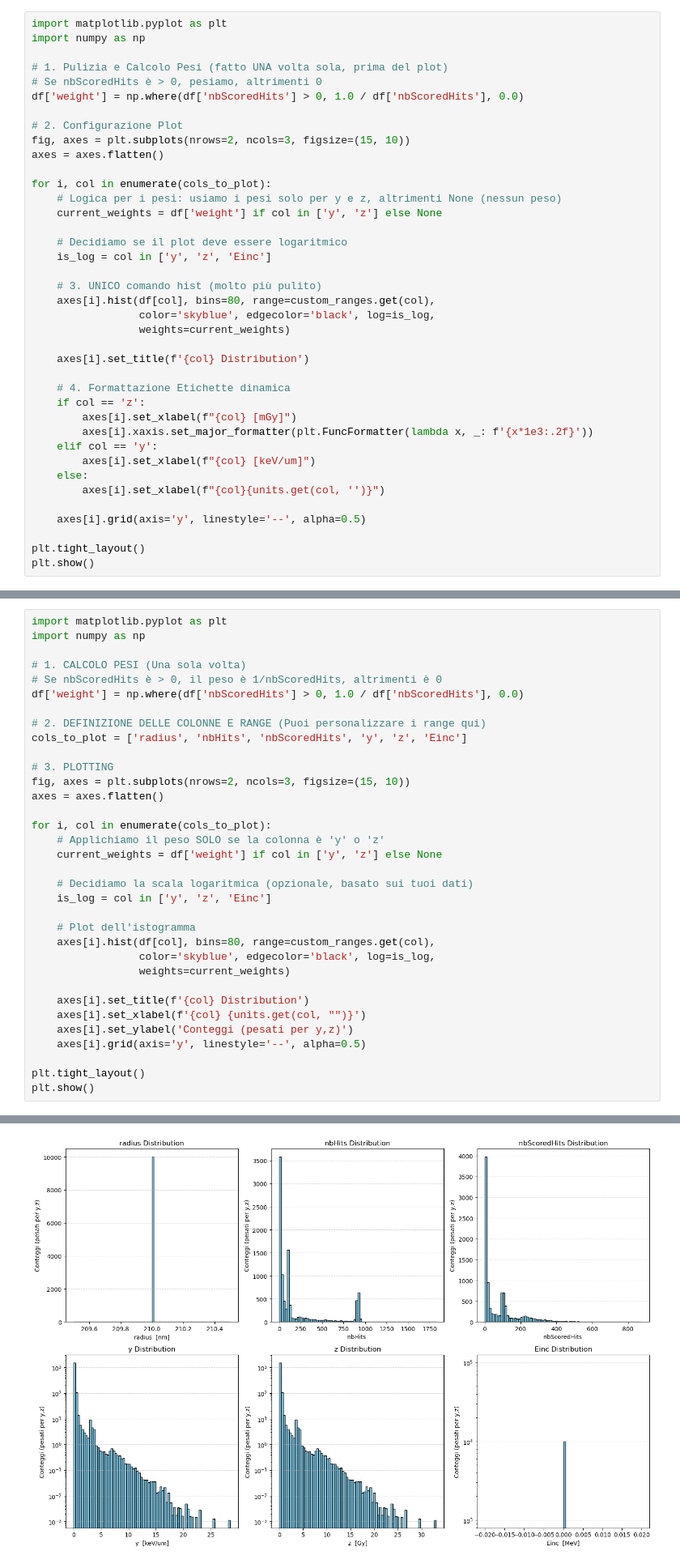
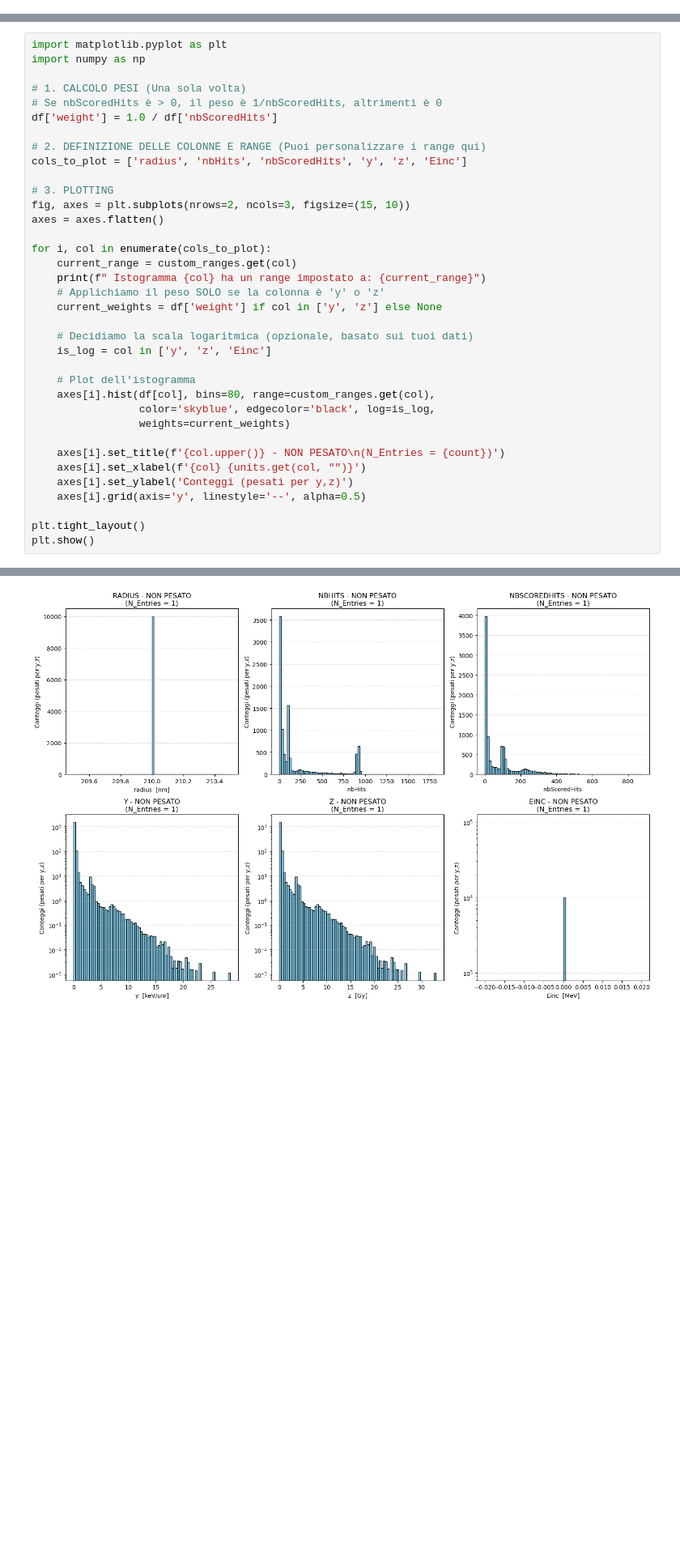
Before and after one commit to michelepascazio28-dot/Rame, a Jupyter notebook: Analysis.ipynb, the cells around one changed output, grey strips where cells are left out. Shown at 81% size. Saved outputs shown, nothing was run; the diff lists cells and outputs as text; blank space fills up the shorter version.

```diff
--- a/Analysis.ipynb
+++ b/Analysis.ipynb
@@ -65,39 +67,0 @@ plt.show()
-# %%
-import matplotlib.pyplot as plt
-import numpy as np
-
-# 1. Pulizia e Calcolo Pesi (fatto UNA volta sola, prima del plot)
-# Se nbScoredHits è > 0, pesiamo, altrimenti 0
-df['weight'] = np.where(df['nbScoredHits'] > 0, 1.0 / df['nbScoredHits'], 0.0)
-
-# 2. Configurazione Plot
-fig, axes = plt.subplots(nrows=2, ncols=3, figsize=(15, 10))
-axes = axes.flatten()
-
-for i, col in enumerate(cols_to_plot):
-    # Logica per i pesi: usiamo i pesi solo per y e z, altrimenti None (nessun peso)
-    current_weights = df['weight'] if col in ['y', 'z'] else None
-
-    # Decidiamo se il plot deve essere logaritmico
-    is_log = col in ['y', 'z', 'Einc']
-
-    # 3. UNICO comando hist (molto più pulito)
-    axes[i].hist(df[col], bins=80, range=custom_ranges.get(col),
-                 color='skyblue', edgecolor='black', log=is_log,
-                 weights=current_weights)
-
-    axes[i].set_title(f'{col} Distribution')
-
-    # 4. Formattazione Etichette dinamica
-    if col == 'z':
-        axes[i].set_xlabel(f"{col} [mGy]")
-        axes[i].xaxis.set_major_formatter(plt.FuncFormatter(lambda x, _: f'{x*1e3:.2f}'))
-    elif col == 'y':
-        axes[i].set_xlabel(f"{col} [keV/um]")
-    else:
-        axes[i].set_xlabel(f"{col}{units.get(col, '')}")
-
-    axes[i].grid(axis='y', linestyle='--', alpha=0.5)
-
-plt.tight_layout()
-plt.show()
@@ -109,7 +71,7 @@ import numpy as np
 
 # 1. CALCOLO PESI (Una sola volta)
 # Se nbScoredHits è > 0, il peso è 1/nbScoredHits, altrimenti è 0
-df['weight'] = np.where(df['nbScoredHits'] > 0, 1.0 / df['nbScoredHits'], 0.0)
+df['weight'] = 1.0 / df['nbScoredHits']
 
 # 2. DEFINIZIONE DELLE COLONNE E RANGE (Puoi personalizzare i range qui)
 cols_to_plot = ['radius', 'nbHits', 'nbScoredHits', 'y', 'z', 'Einc']
@@ -119,6 +81,8 @@ fig, axes = plt.subplots(nrows=2, ncols=3, figsize=(15, 10))
 axes = axes.flatten()
 
 for i, col in enumerate(cols_to_plot):
+    current_range = custom_ranges.get(col)
+    print(f" Istogramma {col} ha un range impostato a: {current_range}")
     # Applichiamo il peso SOLO se la colonna è 'y' o 'z'
     current_weights = df['weight'] if col in ['y', 'z'] else None
 
@@ -130,7 +94,7 @@ for i, col in enumerate(cols_to_plot):
                  color='skyblue', edgecolor='black', log=is_log,
                  weights=current_weights)
 
-    axes[i].set_title(f'{col} Distribution')
+    axes[i].set_title(f'{col.upper()} - NON PESATO\n(N_Entries = {count})')
     axes[i].set_xlabel(f'{col} {units.get(col, "")}')
     axes[i].set_ylabel('Conteggi (pesati per y,z)')
     axes[i].grid(axis='y', linestyle='--', alpha=0.5)
@@ -141,4 +111,4 @@ plt.show()
-[figure, old version]
+[figure, new version]
 # %%
 import matplotlib.pyplot as plt
 import numpy as np
```
Also changed, not shown: parts of 8 cells of this notebook.
